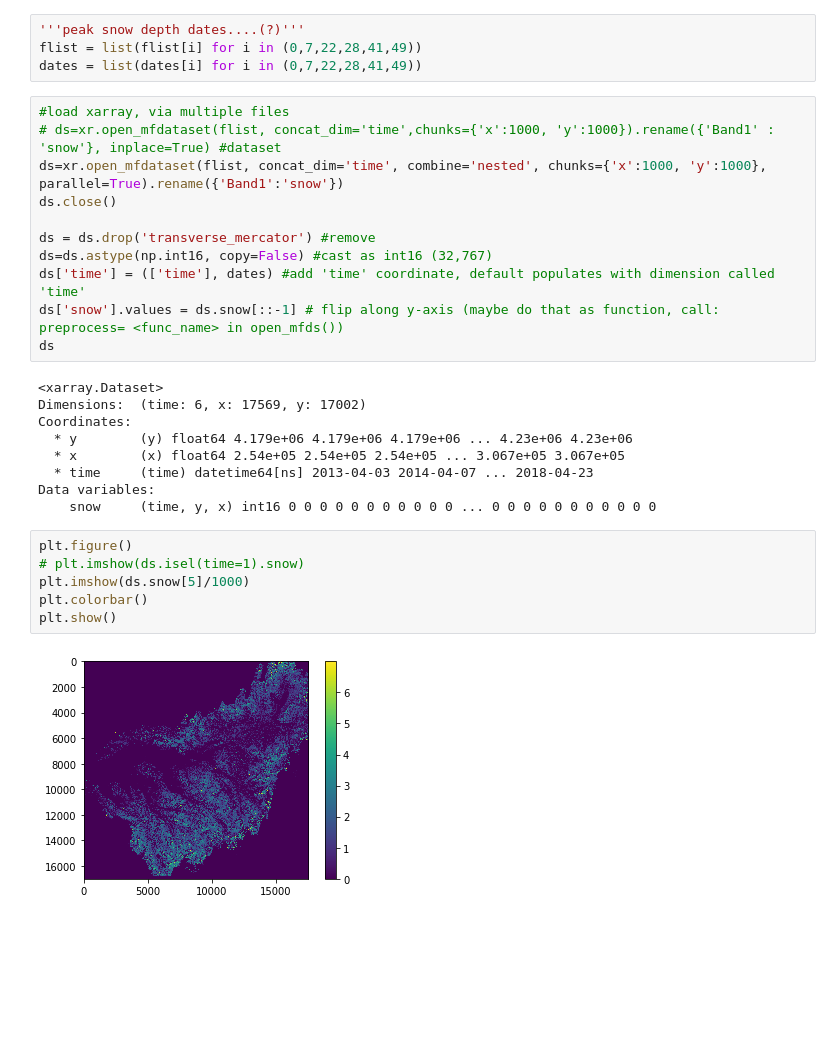
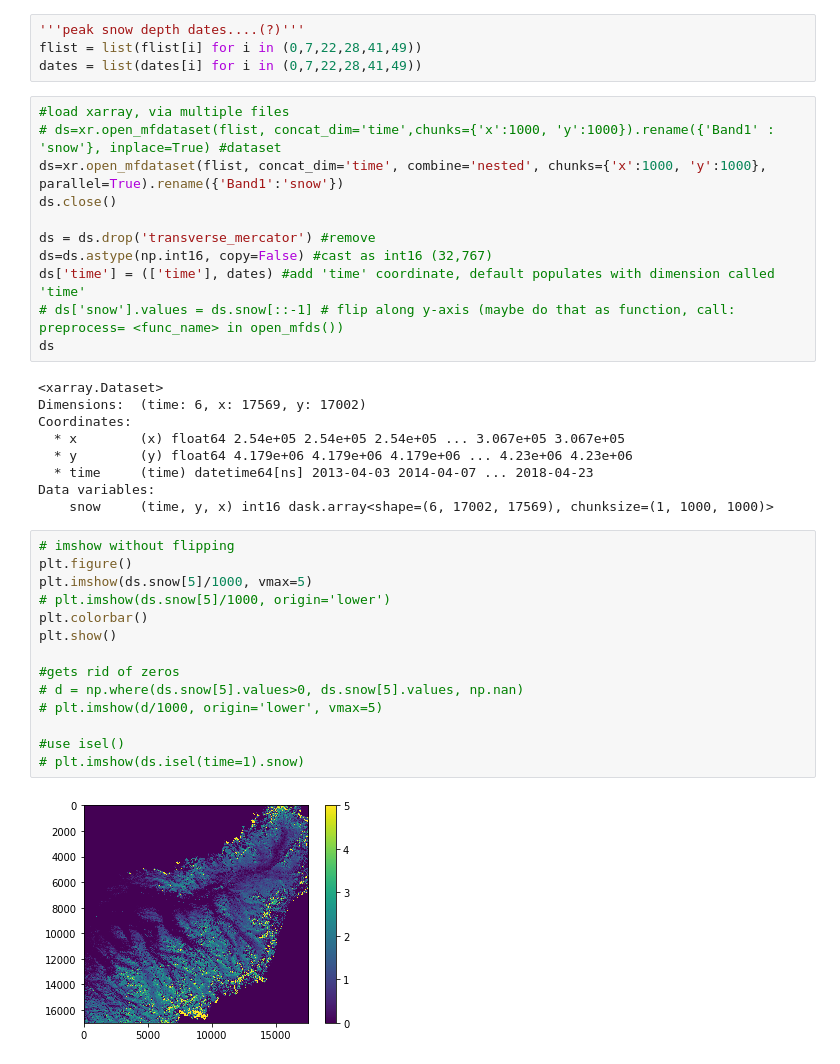
Before and after one commit to meganmason/jlabs, a Jupyter notebook: xarray/tests.ipynb, the cells around one changed output. Drawn from its saved outputs; the diff is of its cells as text; blank space fills up the shorter version.

```diff
--- a/xarray/tests.ipynb
+++ b/xarray/tests.ipynb
@@ -40,23 +40,31 @@ ds.close()
 ds = ds.drop('transverse_mercator') #remove
 ds=ds.astype(np.int16, copy=False) #cast as int16 (32,767)
 ds['time'] = (['time'], dates) #add 'time' coordinate, default populates with dimension called 'time'
-ds['snow'].values = ds.snow[::-1] # flip along y-axis (maybe do that as function, call: preprocess= <func_name> in open_mfds())
+# ds['snow'].values = ds.snow[::-1] # flip along y-axis (maybe do that as function, call: preprocess= <func_name> in open_mfds())
 ds
 # %% [output]
 <xarray.Dataset>
 Dimensions:  (time: 6, x: 17569, y: 17002)
 Coordinates:
+  * x        (x) float64 2.54e+05 2.54e+05 2.54e+05 ... 3.067e+05 3.067e+05
   * y        (y) float64 4.179e+06 4.179e+06 4.179e+06 ... 4.23e+06 4.23e+06
-  * x        (x) float64 2.54e+05 2.54e+05 2.54e+05 ... 3.067e+05 3.067e+05
   * time     (time) datetime64[ns] 2013-04-03 2014-04-07 ... 2018-04-23
 Data variables:
-    snow     (time, y, x) int16 0 0 0 0 0 0 0 0 0 0 0 ... 0 0 0 0 0 0 0 0 0 0 0
+    snow     (time, y, x) int16 dask.array<shape=(6, 17002, 17569), chunksize=(1, 1000, 1000)>
-# %%
-plt.figure()
-# plt.imshow(ds.isel(time=1).snow)
-plt.imshow(ds.snow[5]/1000)
-plt.colorbar()
-plt.show()
-# %% [output]
-[figure, removed]
+# %%
+# imshow without flipping
+plt.figure()
+plt.imshow(ds.snow[5]/1000, vmax=5)
+# plt.imshow(ds.snow[5]/1000, origin='lower')
+plt.colorbar()
+plt.show()
+
+#gets rid of zeros
+# d = np.where(ds.snow[5].values>0, ds.snow[5].values, np.nan)
+# plt.imshow(d/1000, origin='lower', vmax=5)
+
+#use isel()
+# plt.imshow(ds.isel(time=1).snow)
+# %% [output]
+[figure, added]
 # %%
```
Also changed, not shown: parts of 14 cells of this notebook, 3 other files.
